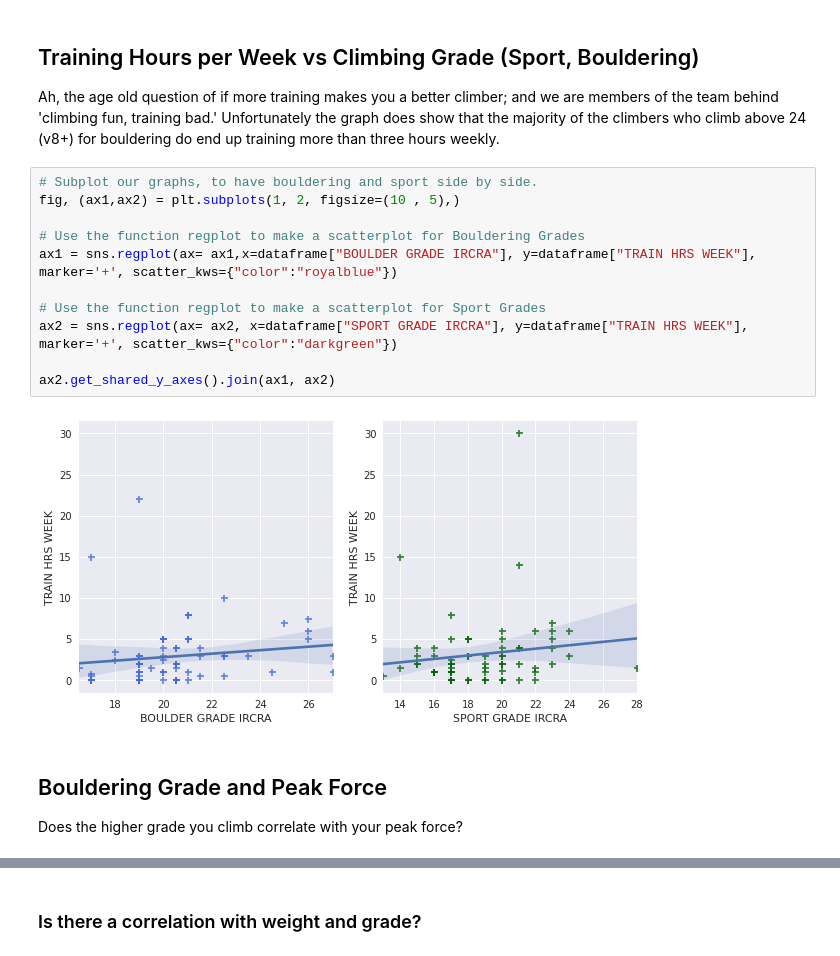
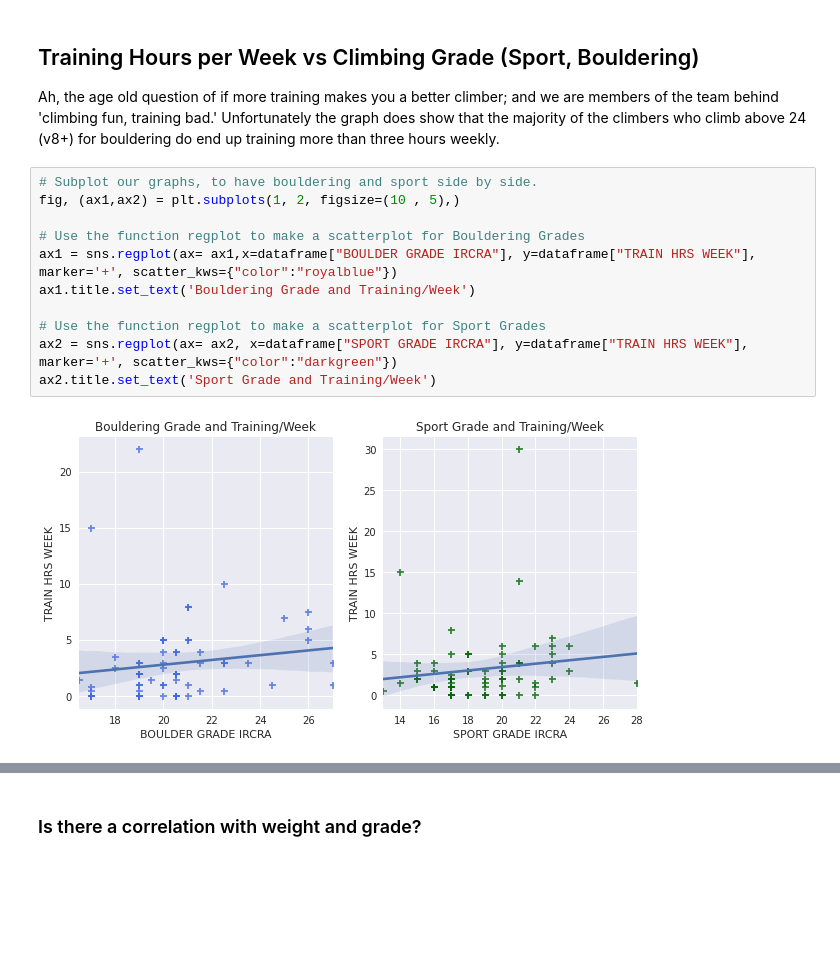
Before and after one commit to haokliao/Critical-Force-Visualization, a Jupyter notebook: EDA_002_notebook.ipynb, the cells around one changed output, grey strips where cells are left out. Drawn from its saved outputs; the diff is of its cells as text; blank space fills up the shorter version.

Commit message:
3/17 Updates, created Grades and Peak Force Relationships

```diff
--- a/EDA_002_notebook.ipynb
+++ b/EDA_002_notebook.ipynb
@@ -119,17 +116,13 @@ Ah, the age old question of if more training makes you a better climber; and we
 # %%
 # Subplot our graphs, to have bouldering and sport side by side.
 fig, (ax1,ax2) = plt.subplots(1, 2, figsize=(10 , 5),)
 
 # Use the function regplot to make a scatterplot for Bouldering Grades
 ax1 = sns.regplot(ax= ax1,x=dataframe["BOULDER GRADE IRCRA"], y=dataframe["TRAIN HRS WEEK"], marker='+', scatter_kws={"color":"royalblue"})
+ax1.title.set_text('Bouldering Grade and Training/Week')
 
 # Use the function regplot to make a scatterplot for Sport Grades
 ax2 = sns.regplot(ax= ax2, x=dataframe["SPORT GRADE IRCRA"], y=dataframe["TRAIN HRS WEEK"], marker='+', scatter_kws={"color":"darkgreen"})
-
-ax2.get_shared_y_axes().join(ax1, ax2)
+ax2.title.set_text('Sport Grade and Training/Week')
 # %% [output]
-[figure, old version]
+[figure, new version]
-# %% [markdown]
-## Bouldering Grade and Peak Force
-
-Does the higher grade you climb correlate with your peak force?
```
Also changed, not shown: parts of 10 cells of this notebook.
